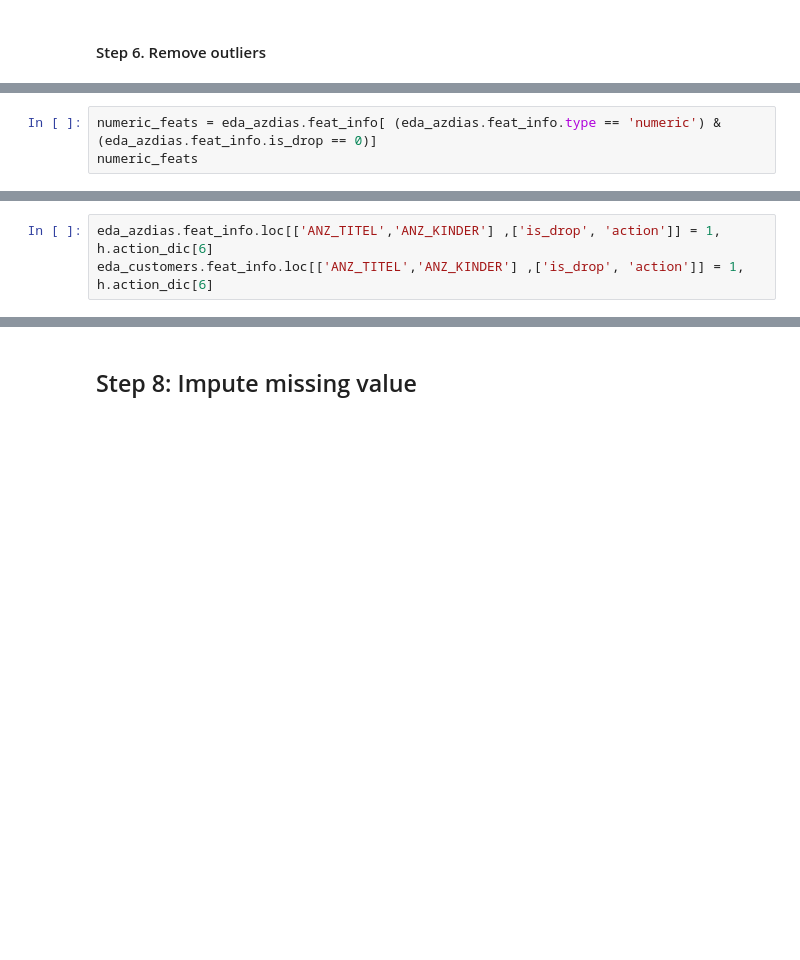
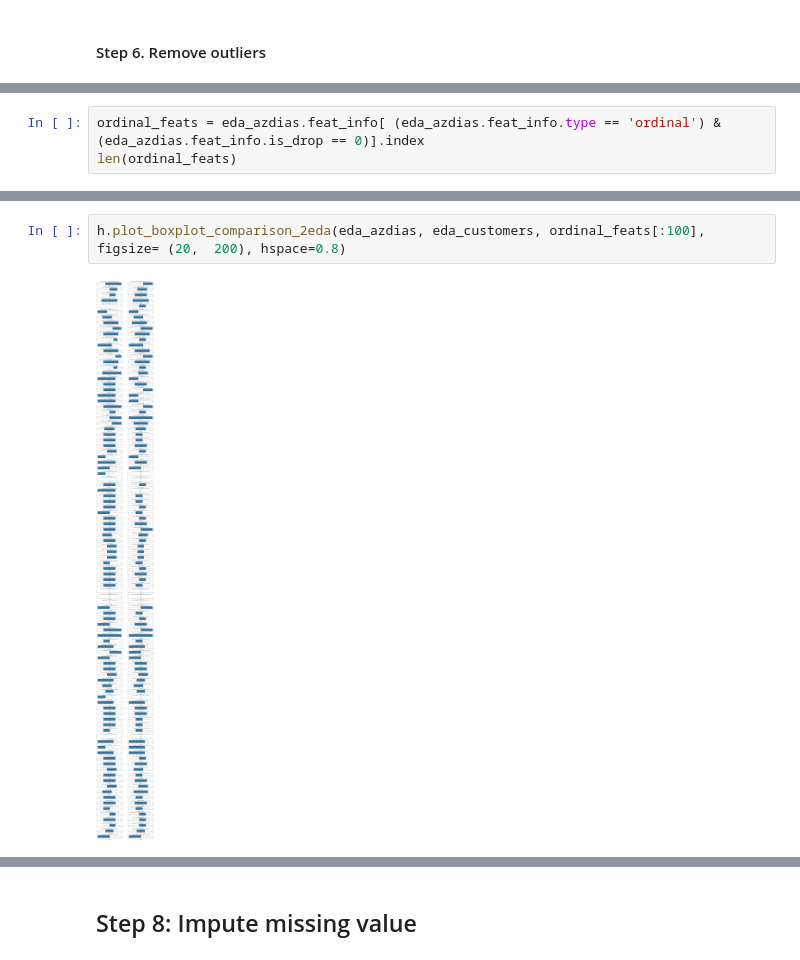
Before and after one commit to binliu-base/udacity-dsnd-capstone-arvato, a Jupyter notebook: Arvato Project Workbook.ipynb, the cells around one changed output, grey strips where cells are left out. Cells and saved outputs as stored; diff of their text form; blank space fills up the shorter version.

```diff
--- a/Arvato Project Workbook.ipynb
+++ b/Arvato Project Workbook.ipynb
@@ -493,4 +472,4 @@ eda_customers.update_stats()
 # %%
-numeric_feats = eda_azdias.feat_info[ (eda_azdias.feat_info.type == 'numeric') & (eda_azdias.feat_info.is_drop == 0)]
-numeric_feats
+ordinal_feats = eda_azdias.feat_info[ (eda_azdias.feat_info.type == 'ordinal') & (eda_azdias.feat_info.is_drop == 0)].index
+len(ordinal_feats)
 # %% [output]
@@ -516,3 +476,0 @@ h.plot_boxplot(eda_customers.data, cols, n_cols=3,  figsize = (20, 6))
-# %%
-eda_azdias.feat_info.loc[['ANZ_TITEL','ANZ_KINDER'] ,['is_drop', 'action']] = 1, h.action_dic[6]
-eda_customers.feat_info.loc[['ANZ_TITEL','ANZ_KINDER'] ,['is_drop', 'action']] = 1, h.action_dic[6]
@@ -549,0 +498,4 @@ h.plot_boxplot(eda_azdias.data, cat_outlier_feats, n_cols=2 ,  figsize = (20, 6)
+# %%
+h.plot_boxplot_comparison_2eda(eda_azdias, eda_customers, ordinal_feats[:100], figsize= (20,  200), hspace=0.8)
+# %% [output]
+[figure, added]
```
Also changed, not shown: parts of 32 cells of this notebook, 3 other files.
